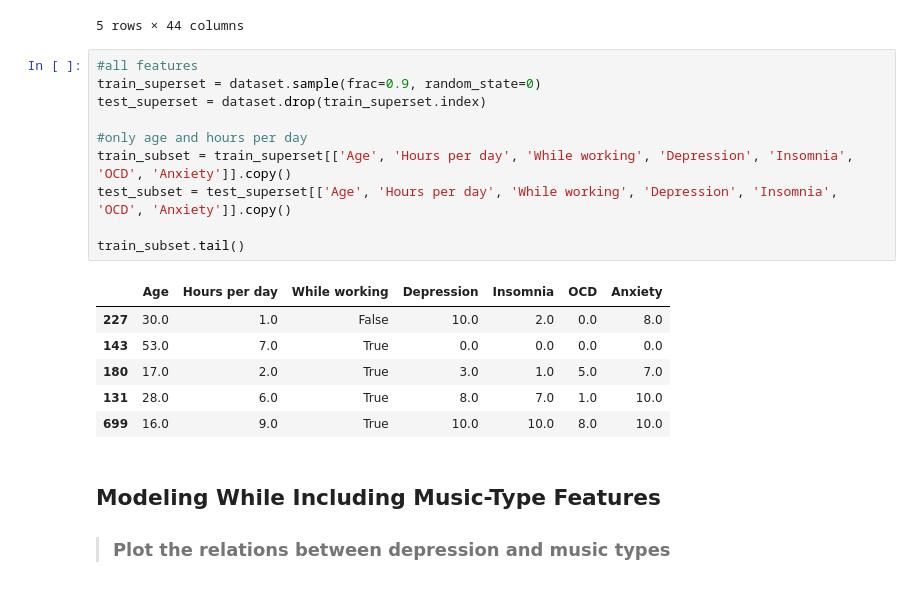
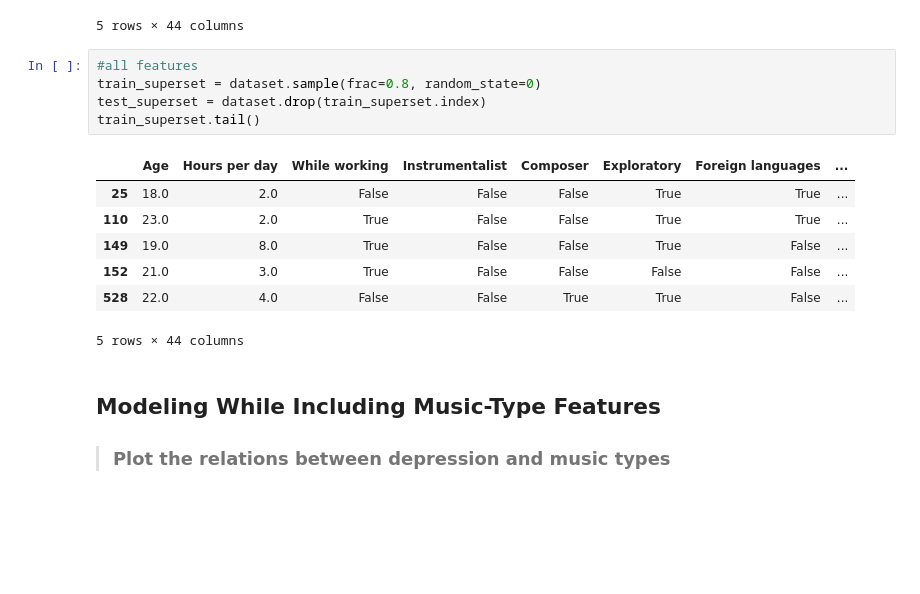
Before and after one commit to ObliqueHacks/musicTaste, a Jupyter notebook: music/music.ipynb, the cells around one changed output. Cells and saved outputs as stored; diff of their text form; blank space fills up the shorter version.

```diff
--- a/music/music.ipynb
+++ b/music/music.ipynb
@@ -53,21 +53,17 @@ dataset.tail()
 5 rows × 44 columns
 # %%
 #all features
-train_superset = dataset.sample(frac=0.9, random_state=0)
+train_superset = dataset.sample(frac=0.8, random_state=0)
 test_superset = dataset.drop(train_superset.index)
-
-#only age and hours per day
-train_subset = train_superset[['Age', 'Hours per day', 'While working', 'Depression', 'Insomnia', 'OCD', 'Anxiety']].copy()
-test_subset = test_superset[['Age', 'Hours per day', 'While working', 'Depression', 'Insomnia', 'OCD', 'Anxiety']].copy()
-
-train_subset.tail()
+train_superset.tail()
 # %% [output]
-|  | Age | Hours per day | While working | Depression | Insomnia | OCD | Anxiety |
-| 227 | 30.0 | 1.0 | False | 10.0 | 2.0 | 0.0 | 8.0 |
-| 143 | 53.0 | 7.0 | True | 0.0 | 0.0 | 0.0 | 0.0 |
-| 180 | 17.0 | 2.0 | True | 3.0 | 1.0 | 5.0 | 7.0 |
-| 131 | 28.0 | 6.0 | True | 8.0 | 7.0 | 1.0 | 10.0 |
-| 699 | 16.0 | 9.0 | True | 10.0 | 10.0 | 8.0 | 10.0 |
+|  | Age | Hours per day | While working | Instrumentalist | Composer | Exploratory | Foreign languages | ... |
+| 25 | 18.0 | 2.0 | False | False | False | True | True | ... |
+| 110 | 23.0 | 2.0 | True | False | False | True | True | ... |
+| 149 | 19.0 | 8.0 | True | False | False | True | False | ... |
+| 152 | 21.0 | 3.0 | True | False | False | False | False | ... |
+| 528 | 22.0 | 4.0 | False | False | True | True | False | ... |
+5 rows × 44 columns
 # %% [markdown]
 ## Modeling While Including Music-Type Features
 > ### Plot the relations between depression and music types
```
Also changed, not shown: parts of 5 cells of this notebook.
